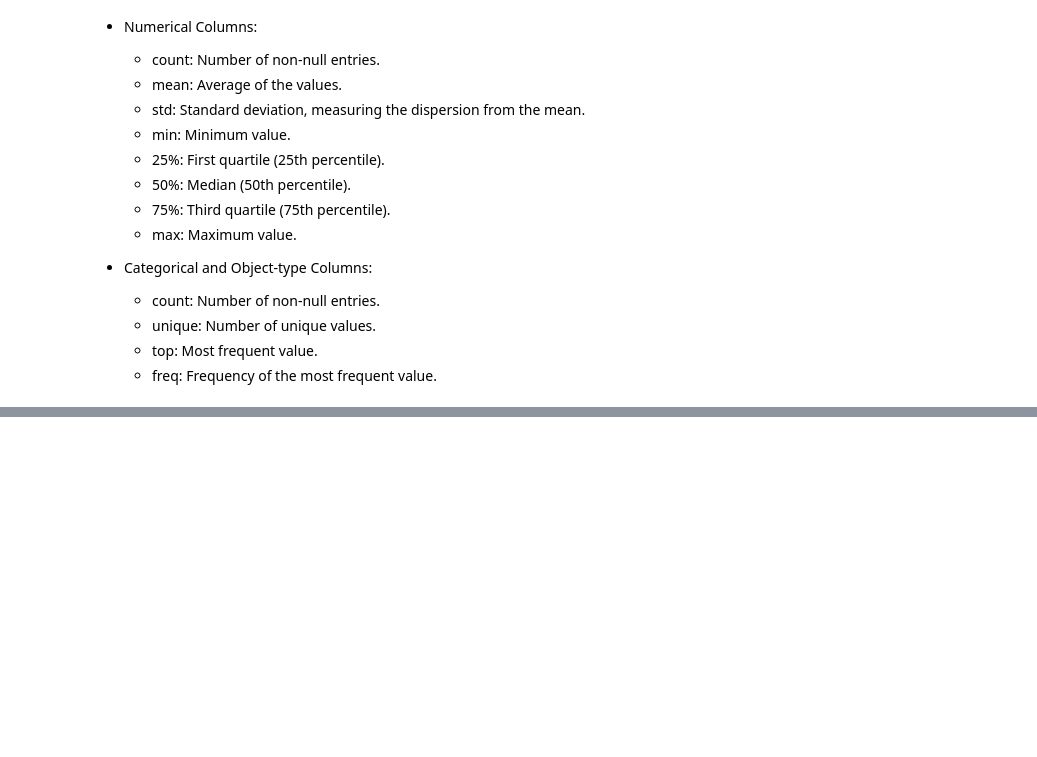
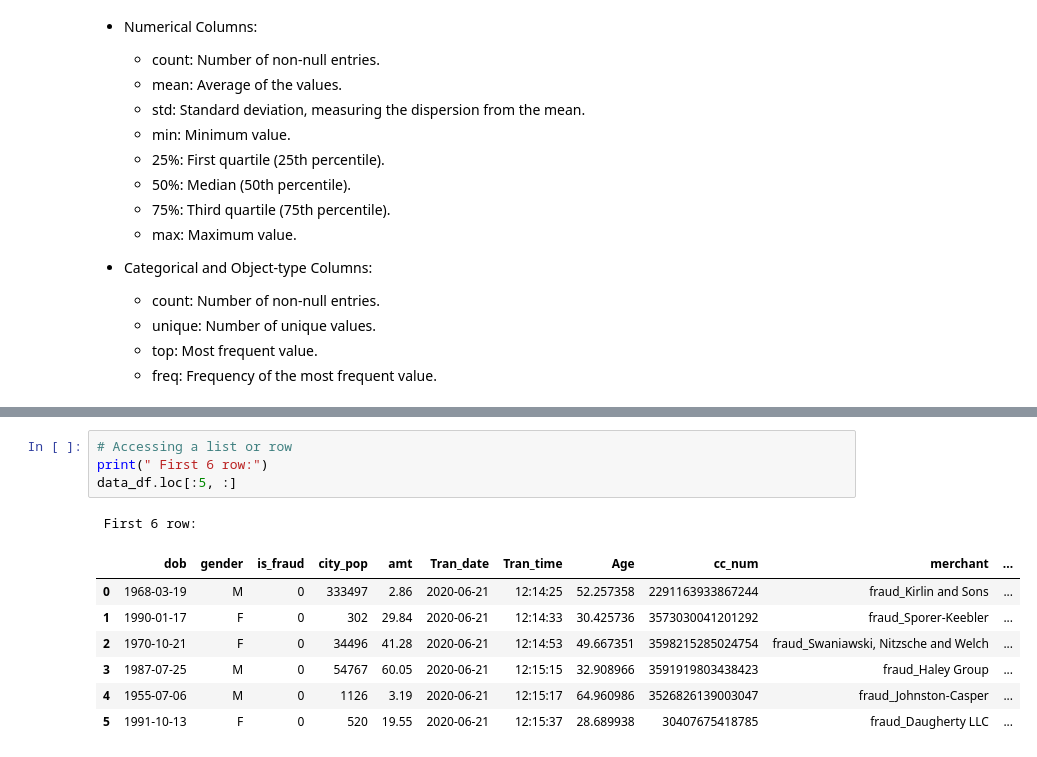
Before and after one commit to ElfCoon/Pandas---Refresher, a Jupyter notebook: Intro-to-Pandas-DataFrames.ipynb, the cells around one changed output, grey strips where cells are left out. Saved outputs shown, nothing was run; the diff lists cells and outputs as text; blank space fills up the shorter version.

```diff
--- a/Intro-to-Pandas-DataFrames.ipynb
+++ b/Intro-to-Pandas-DataFrames.ipynb
@@ -840,0 +905,13 @@ Transposing the DataFrame using .T swaps rows and columns. This is particularly
+# %%
+# Accessing a list or row
+print(" First 6 row:")
+data_df.loc[:5, :]
+# %% [output]
+ First 6 row:
+|  | dob | gender | is_fraud | city_pop | amt | Tran_date | Tran_time | Age | cc_num | merchant | ... |
+| 0 | 1968-03-19 | M | 0 | 333497 | 2.86 | 2020-06-21 | 12:14:25 | 52.257358 | 2291163933867244 | fraud_Kirlin and Sons | ... |
+| 1 | 1990-01-17 | F | 0 | 302 | 29.84 | 2020-06-21 | 12:14:33 | 30.425736 | 3573030041201292 | fraud_Sporer-Keebler | ... |
+| 2 | 1970-10-21 | F | 0 | 34496 | 41.28 | 2020-06-21 | 12:14:53 | 49.667351 | 3598215285024754 | fraud_Swaniawski, Nitzsche and Welch | ... |
+| 3 | 1987-07-25 | M | 0 | 54767 | 60.05 | 2020-06-21 | 12:15:15 | 32.908966 | 3591919803438423 | fraud_Haley Group | ... |
+| 4 | 1955-07-06 | M | 0 | 1126 | 3.19 | 2020-06-21 | 12:15:17 | 64.960986 | 3526826139003047 | fraud_Johnston-Casper | ... |
+| 5 | 1991-10-13 | F | 0 | 520 | 19.55 | 2020-06-21 | 12:15:37 | 28.689938 | 30407675418785 | fraud_Daugherty LLC | ... |
```
Also changed, not shown: parts of 9 cells of this notebook.
